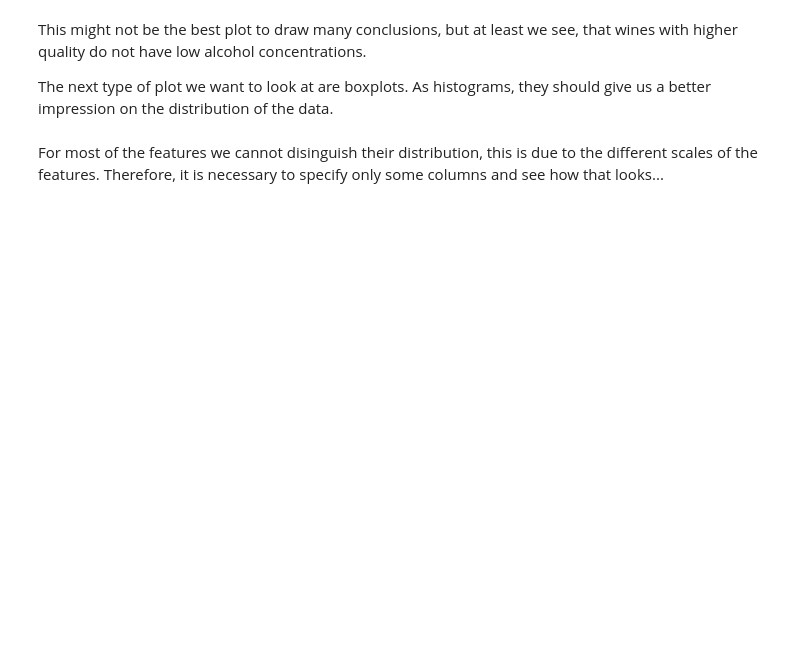
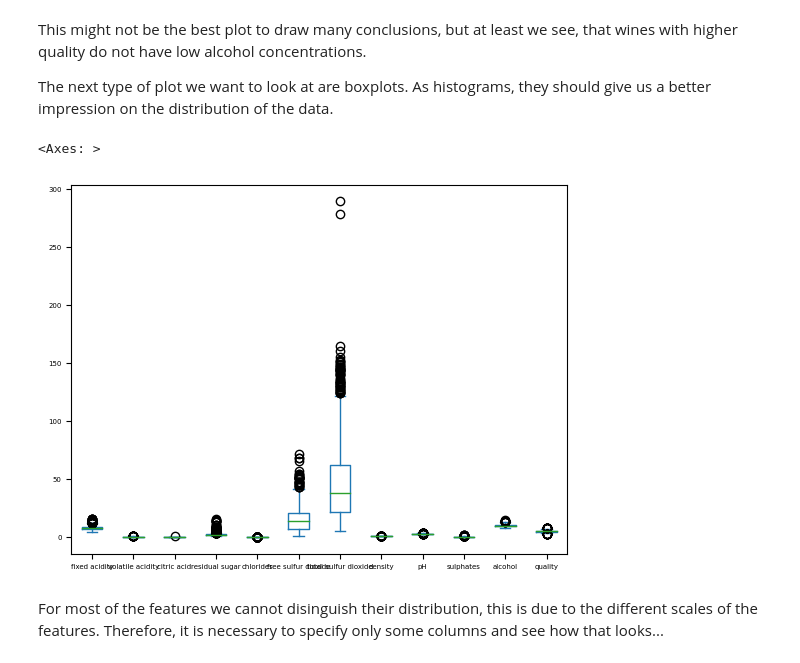
Before and after one commit to mebrahimkhas/Pandas_Numpy_exercises, a Jupyter notebook: 03_pandas_visualization.ipynb, the cells around one changed output. Drawn from its saved outputs; the diff is of its cells as text; code cells hidden in the pictures; blank space fills up the shorter version.

```diff
--- a/03_pandas_visualization.ipynb
+++ b/03_pandas_visualization.ipynb
@@ -61,7 +122,10 @@ This might not be the best plot to draw many conclusions, but at least we see, t
 
 The next type of plot we want to look at are boxplots. As histograms, they should give us a better impression on the distribution of the data.
 # %%
-df.plot(kind='box')
+df.plot(kind='box', fontsize= 5)
+# %% [output]
+<Axes: >
+[figure, added]
 # %% [markdown]
 For most of the features we cannot disinguish their distribution, this is due to the different scales of the features. Therefore, it is necessary to specify only some columns and see how that looks...
 # %%
```
Also changed, not shown: parts of 14 cells of this notebook, 3 other files.
